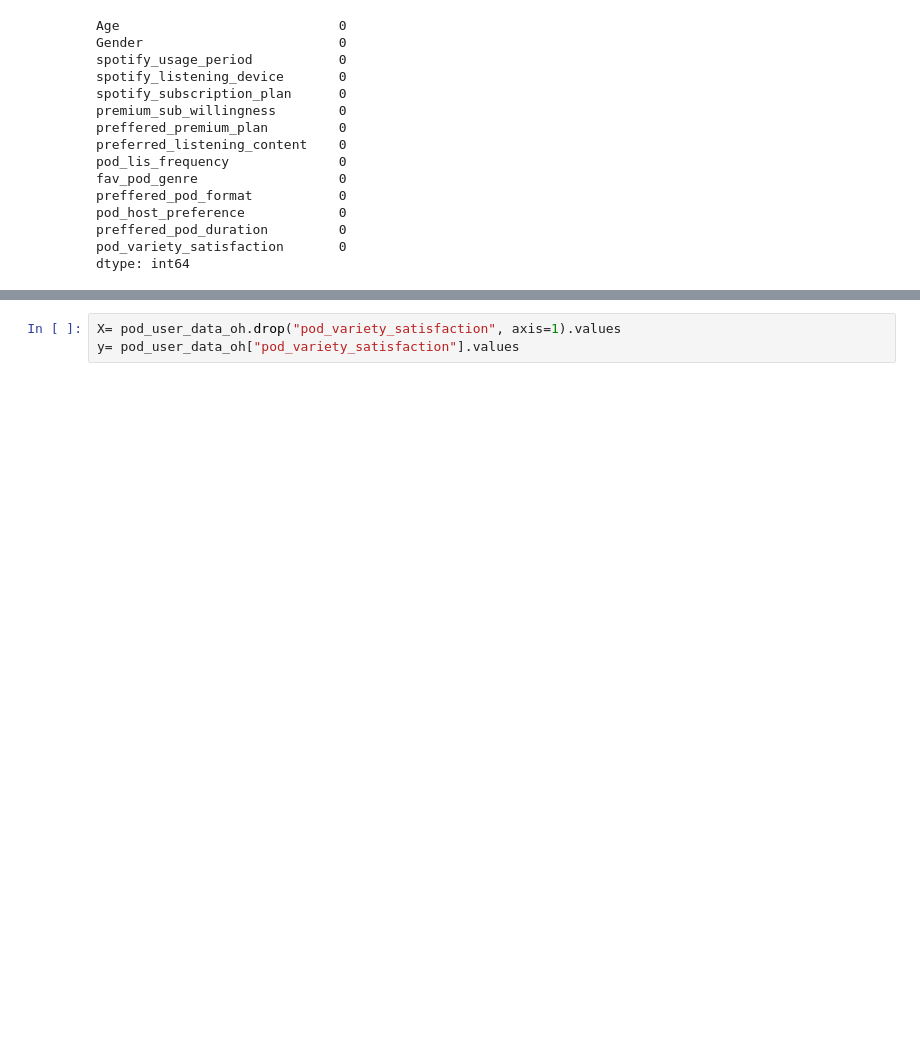
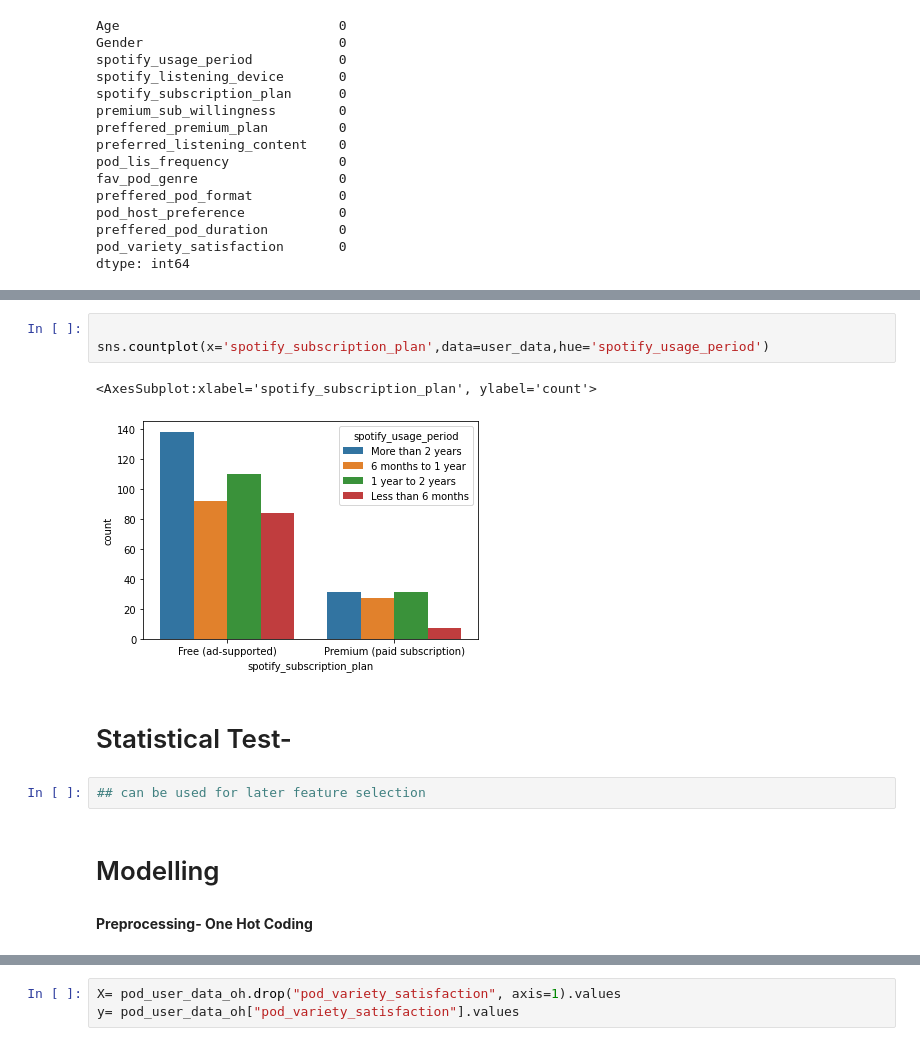
Before and after one commit to yunjiewuw/User_behavior_analysis, a Jupyter notebook: Spotify_User_Classification.ipynb, the cells around one changed output, grey strips where cells are left out. Drawn from its saved outputs; the diff is of its cells as text; blank space fills up the shorter version.

```diff
--- a/Spotify_User_Classification.ipynb
+++ b/Spotify_User_Classification.ipynb
@@ -94,0 +68,14 @@ array([[0., 1., 0., ..., 0., 0., 1.],
+# %%
+
+sns.countplot(x='spotify_subscription_plan',data=user_data,hue='spotify_usage_period')
+# %% [output]
+<AxesSubplot:xlabel='spotify_subscription_plan', ylabel='count'>
+[figure, added]
+# %% [markdown]
+# Statistical Test-
+# %%
+## can be used for later feature selection
+# %% [markdown]
+# Modelling
+# %% [markdown]
+<b> Preprocessing- One Hot Coding
```
Also changed, not shown: parts of 57 cells of this notebook.
